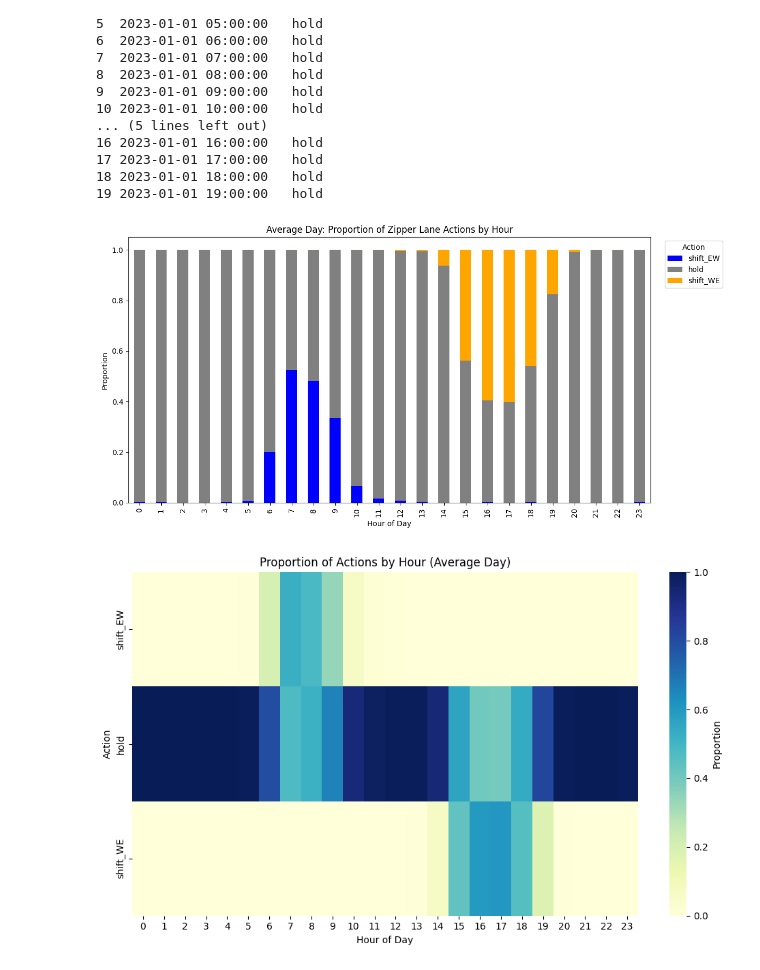
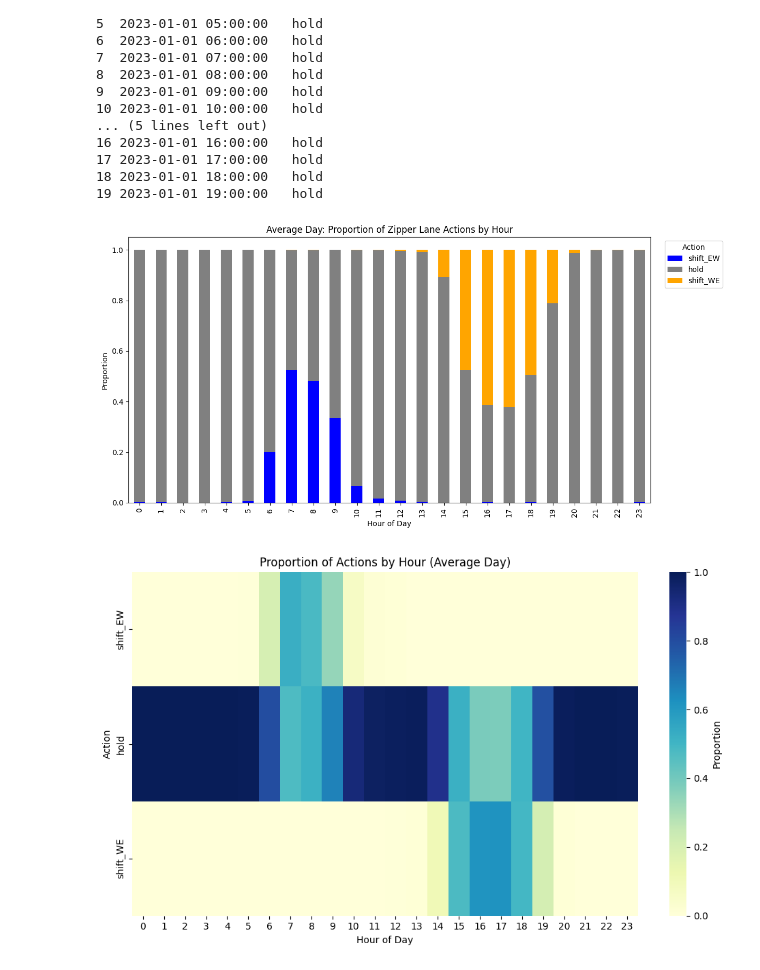
Before and after one commit to joeltam/291D, a Jupyter notebook: 291_Project(update_2).ipynb, the cells around one changed output. Drawn from its saved outputs; the diff is of its cells as text; code cells hidden in the pictures.

```diff
--- a/291_Project(update_2).ipynb
+++ b/291_Project(update_2).ipynb
@@ -146,7 +150,7 @@ n = len(time_steps)
 
 actions = ['shift_EW', 'hold', 'shift_WE']
 gamma = 0.95  # discount factor
-shift_cost = 0.1
+shift_cost = 5/60
 
 def get_reward(state_index, action):
     t = time_steps[state_index]
@@ -230,31 +234,31 @@ print(optimal_schedule.head(20))
 # %%
 optimal_schedule['Time'] = pd.to_datetime(optimal_schedule['Time'])
 
 # Extract hour
 optimal_schedule['Hour'] = optimal_schedule['Time'].dt.hour
 
 # Count occurrences of each action at each hour
 hourly_action_counts = optimal_schedule.groupby(['Hour', 'Action']).size().unstack(fill_value=0)
 
 # Normalize to get proportions
 hourly_action_props = hourly_action_counts.div(hourly_action_counts.sum(axis=1), axis=0)
 
 # Reorder columns if needed
 action_order = ['shift_EW', 'hold', 'shift_WE']
 hourly_action_props = hourly_action_props[action_order]
 
 # Plot: Stacked bar chart
-colors = {'hold': 'gray', 'shift_EW': 'blue', 'shift_WE': 'orange'}
+colors = {'hold': 'grey', 'shift_EW': 'blue', 'shift_WE': 'orange'}
 hourly_action_props.plot(kind='bar', stacked=True, color=[colors[a] for a in action_order], figsize=(12, 6))
 
 plt.title('Average Day: Proportion of Zipper Lane Actions by Hour')
 plt.xlabel('Hour of Day')
 plt.ylabel('Proportion')
 plt.legend(title='Action', bbox_to_anchor=(1.02, 1), loc='upper left')
 plt.tight_layout()
 plt.show()
 # %% [output]
-[figure, old version]
+[figure, new version]
 # %%
 action_hourly_counts = optimal_schedule.groupby(['Hour', 'Action']).size().unstack(fill_value=0)
 
```
Also changed, not shown: parts of 3 cells of this notebook, 1 other file.
